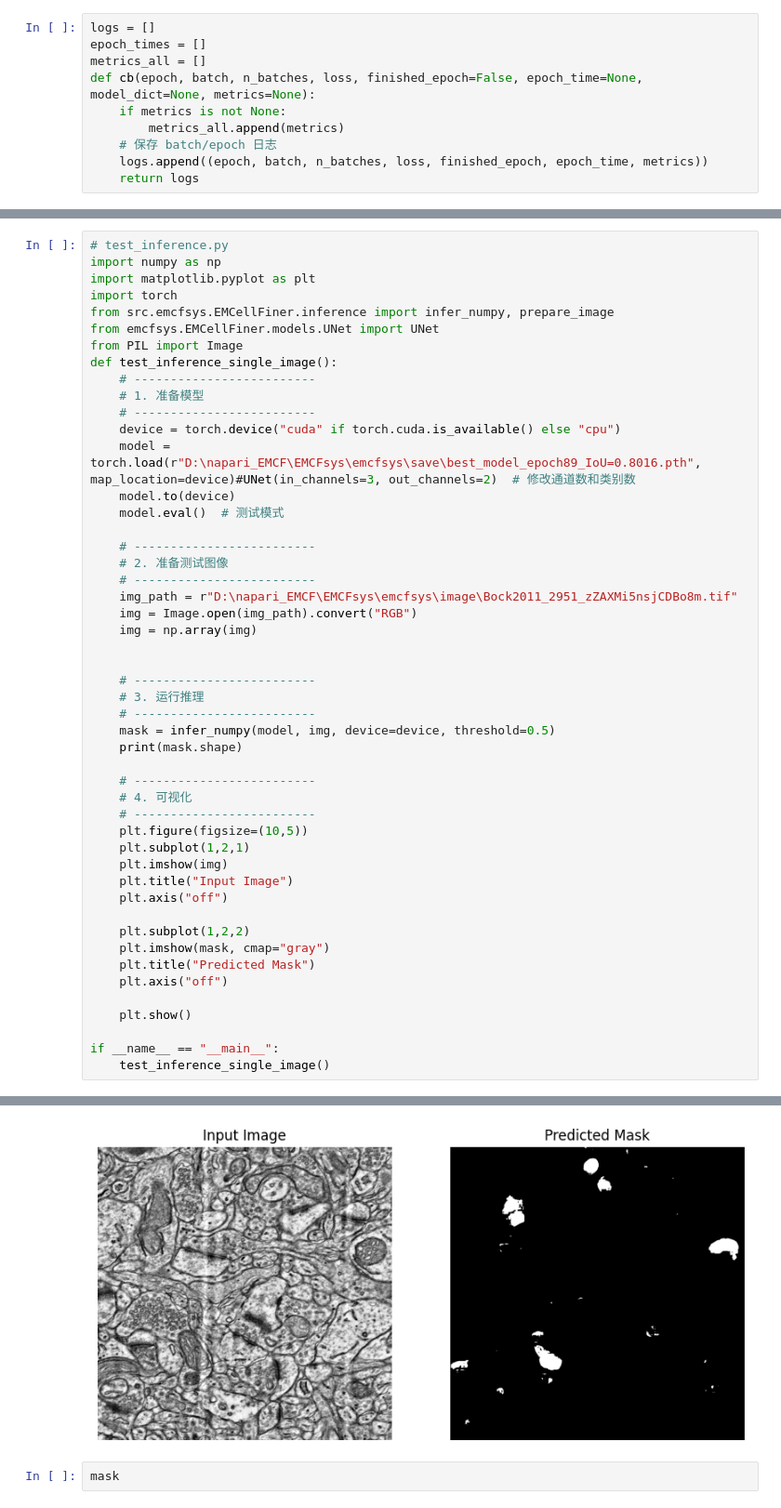
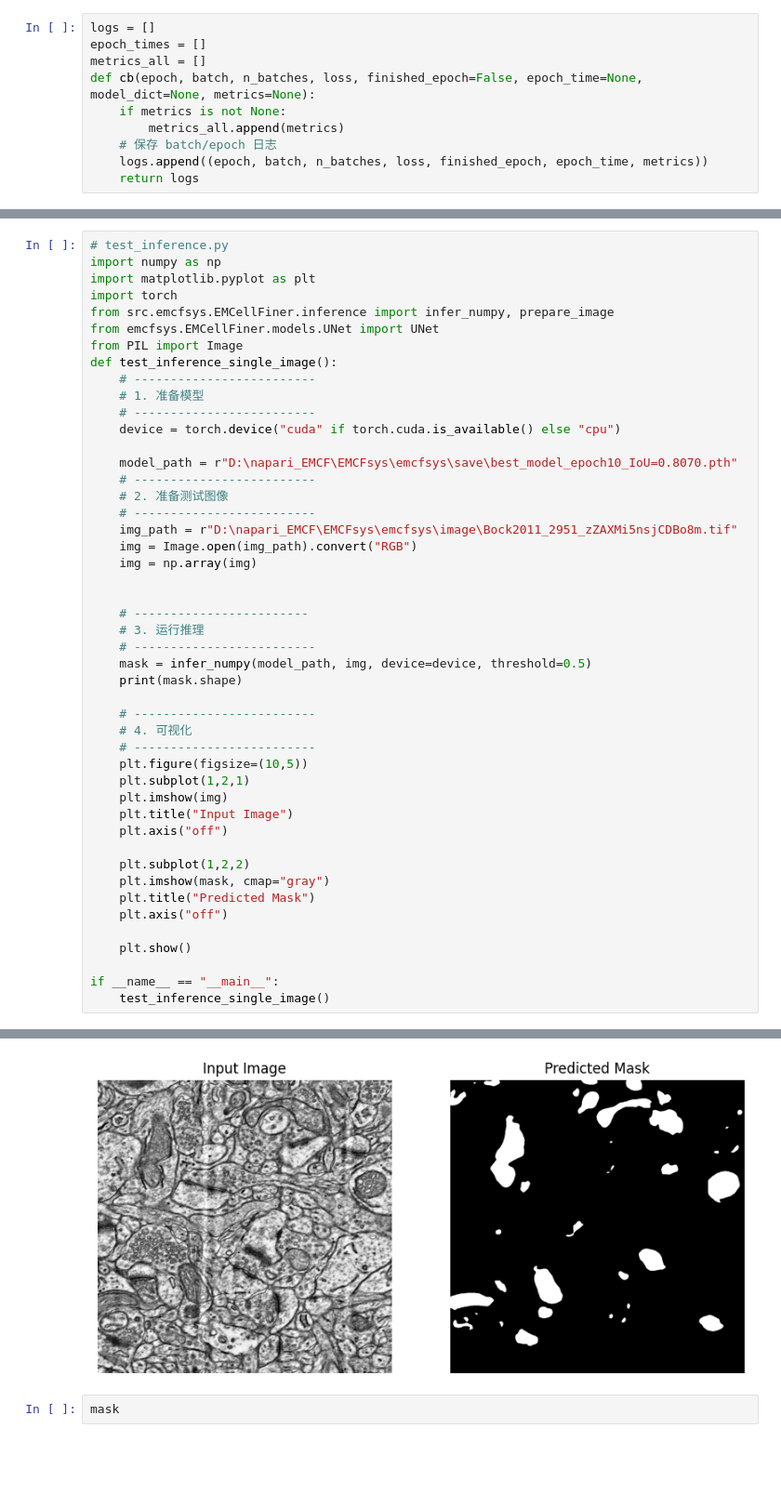
Before and after one commit to yzy0102/emcfsys, a Jupyter notebook: test.ipynb, the cells around one changed output, grey strips where cells are left out. Shown at 93% size. Drawn from its saved outputs; the diff is of its cells as text; blank space fills up the shorter version.

```diff
--- a/test.ipynb
+++ b/test.ipynb
@@ -136,45 +140,43 @@ def test_inference_single_image():
     # 1. 准备模型
     # -------------------------
     device = torch.device("cuda" if torch.cuda.is_available() else "cpu")
-    model = torch.load(r"D:\napari_EMCF\EMCFsys\emcfsys\save\best_model_epoch89_IoU=0.8016.pth", map_location=device)#UNet(in_channels=3, out_channels=2)  # 修改通道数和类别数
-    model.to(device)
-    model.eval()  # 测试模式
 
+    model_path = r"D:\napari_EMCF\EMCFsys\emcfsys\save\best_model_epoch10_IoU=0.8070.pth"
     # -------------------------
     # 2. 准备测试图像
     # -------------------------
     img_path = r"D:\napari_EMCF\EMCFsys\emcfsys\image\Bock2011_2951_zZAXMi5nsjCDBo8m.tif"
     img = Image.open(img_path).convert("RGB")
     img = np.array(img)
 
 
-    # -------------------------
+    # ------------------------
     # 3. 运行推理
     # -------------------------
-    mask = infer_numpy(model, img, device=device, threshold=0.5)
+    mask = infer_numpy(model_path, img, device=device, threshold=0.5)
     print(mask.shape)
 
     # -------------------------
     # 4. 可视化
     # -------------------------
     plt.figure(figsize=(10,5))
     plt.subplot(1,2,1)
     plt.imshow(img)
     plt.title("Input Image")
     plt.axis("off")
 
     plt.subplot(1,2,2)
     plt.imshow(mask, cmap="gray")
     plt.title("Predicted Mask")
     plt.axis("off")
 
     plt.show()
 
 if __name__ == "__main__":
     test_inference_single_image()
 # %% [output]
 (1024, 1024)
-[figure, old version]
+[figure, new version]
 # %%
 mask
 # %% [output]
```
Also changed, not shown: parts of 1 cell of this notebook, 7 other files.
